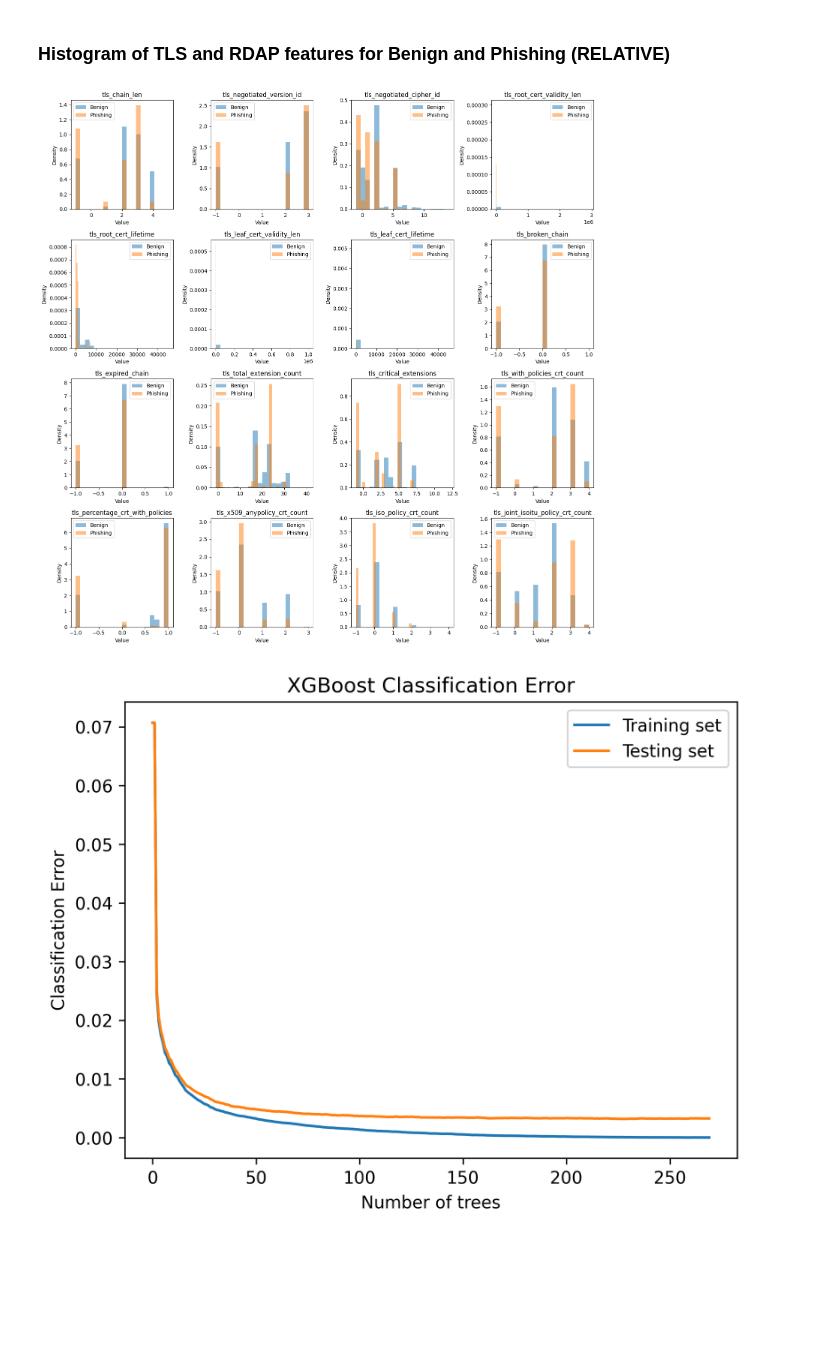
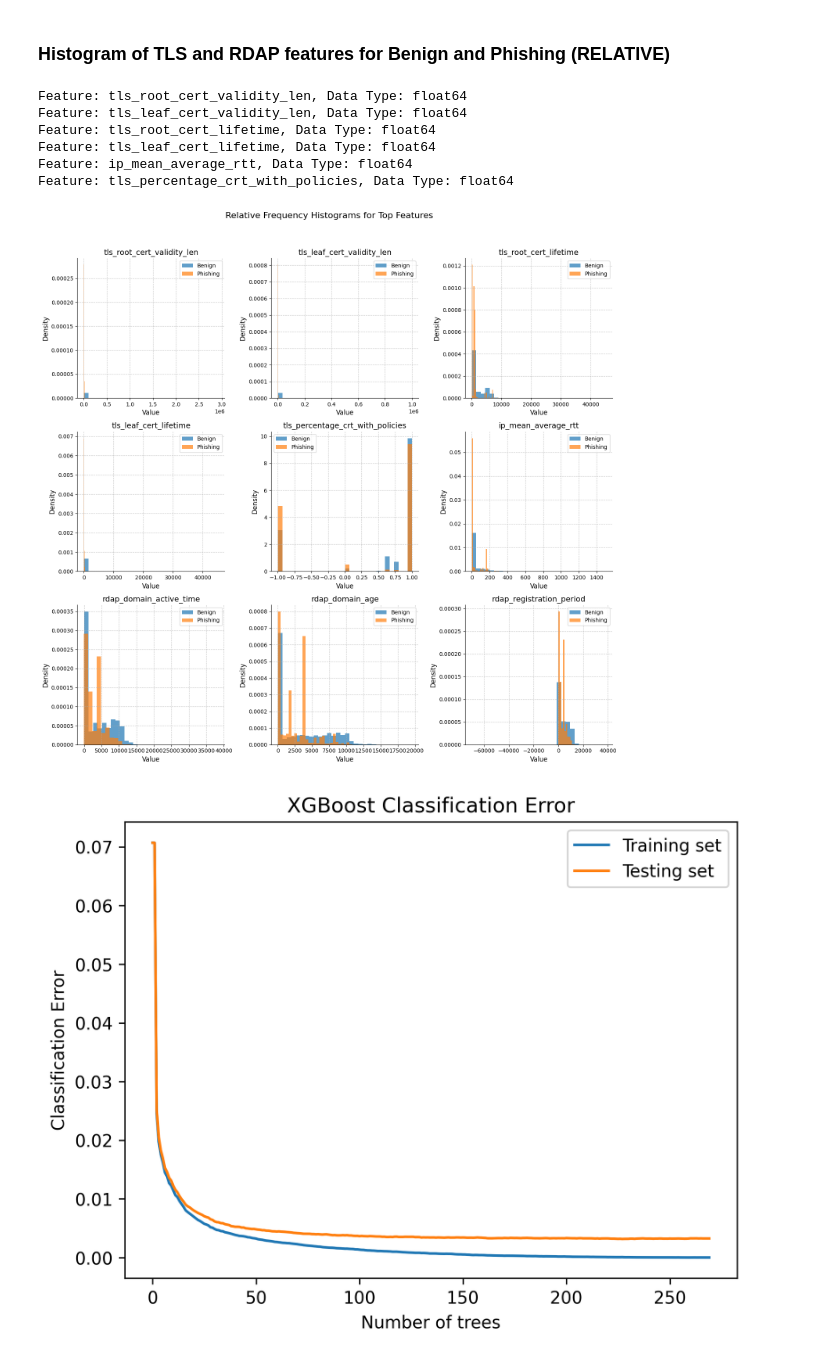
Before and after one commit to OviOvocny/dr-playground, a Jupyter notebook: Playground.ipynb, the cells around one changed output. Drawn from its saved outputs; the diff is of its cells as text; code cells hidden in the pictures; blank space fills up the shorter version.

```diff
--- a/Playground.ipynb
+++ b/Playground.ipynb
@@ -107,49 +107,95 @@ data2 = pq.read_table('floor/phishing_2307.parquet')
 
 # Drop nontraining columns
 from transformers.drop_nontrain import drop_nontrain_table as drop_nontrain
 data = drop_nontrain(data)
 data2 = drop_nontrain(data2)
 
 # Convert to pandas DataFrame
 df1 = data.to_pandas()
 df2 = data2.to_pandas()
 
 # Calculate ratio of benign to phishing for features containing 'tls'
-features_with_tls = [col for col in df1.columns if 'tls' in col]
+features_with_validity_len = [col for col in df1.columns if 'validity' in col]
+features_with_lifetime = [col for col in df1.columns if 'lifetime' in col]
+features_with_count = [col for col in df1.columns if 'count' in col]
+features_with_age = [col for col in df1.columns if 'age' in col]
+features_with_active_time = [col for col in df1.columns if 'active_time' in col]
+features_with_period = [col for col in df1.columns if 'period' in col]
+
+selected_features = features_with_validity_len + features_with_lifetime + features_with_age + features_with_active_time + features_with_period
+selected_features_without_age = [
+    col for col in selected_features if col not in ['rdap_domain_age', 'rdap_domain_active_time', 'rdap_registration_period']
+]
 
 ratios = {}
-for feature in features_with_tls:
+for feature in selected_features_without_age:
+    print(f"Feature: {feature}, Data Type: {df1[feature].dtype}")
+
     benign_count = df1[feature].count()
     phishing_count = df2[feature].count()
 
     if phishing_count != 0:
         ratio = benign_count / phishing_count
         ratios[feature] = ratio
 
-# Sort features by ratio in descending order
-sorted_features = sorted(ratios, key=ratios.get, reverse=True)[:16]  # Select top 16 features
+# Convert timedelta columns to numeric representation (days) without changing names
+for col in ['rdap_domain_age', 'rdap_domain_active_time', 'rdap_registration_period']:
+    df1[col] = df1[col].dt.days
+    df2[col] = df2[col].dt.days
 
-# Plot histograms for the top 16 features in a 4x4 subplot
-fig, axes = plt.subplots(nrows=4, ncols=4, figsize=(15, 15))
+# Calculate counts after converting timedelta columns to days
+for col in ['rdap_domain_age', 'rdap_domain_active_time', 'rdap_registration_period']:
+    benign_count = df1[col].count()
+    phishing_count = df2[col].count()
+
+    if phishing_count != 0:
+        ratio = benign_count / phishing_count
+        ratios[col] = ratio
+
+# Sort features by ratio in descending order (including the timedelta columns)
+sorted_features = sorted(ratios, key=ratios.get, reverse=True)[:9]  # Select top 9 features
+custom_colors = ['#1f77b4', '#ff7f0e']  # Blue for Benign, Orange for Phishing
+
+# Plot histograms for the top 9 features in a 3x3 subplot
+fig, axes = plt.subplots(nrows=3, ncols=3, figsize=(15, 15))
 
 for i, feature in enumerate(sorted_features):
-    ax = axes[i // 4, i % 4]  # Calculate subplot index
+    ax = axes[i // 3, i % 3]  # Calculate subplot index
 
     lts_benign = df1[feature].fillna(-1.0)
     lts_phishing = df2[feature].fillna(-1.0)
 
-    # Plot histograms with bins
-    ax.hist(lts_benign, bins=20, alpha=0.5, label='Benign', density=True)
-    ax.hist(lts_phishing, bins=20, alpha=0.5, label='Phishing', density=True)
-    ax.set_xlabel('Value')
-    ax.set_ylabel('Density')
-    ax.set_title(f'{feature}')
-    ax.legend()
+    # Plot histograms using the custom color palette
+    ax.hist(lts_benign, bins=30, alpha=0.7, label='Benign', density=True, color=custom_colors[0])
+    ax.hist(lts_phishing, bins=30, alpha=0.7, label='Phishing', density=True, color=custom_colors[1])
+    ax.set_xlabel('Value', fontsize=12)
+    ax.set_ylabel('Density', fontsize=12)
+    ax.set_title(f'{feature}', fontsize=14)
+    ax.legend(prop={'size': 10})
 
-plt.tight_layout()
+    # Customize tick labels and font sizes
+    ax.tick_params(axis='both', which='major', labelsize=10)
+    ax.tick_params(axis='both', which='minor', labelsize=8)
+
+    # Adding gridlines and removing spines
+    ax.grid(True, linestyle='--', alpha=0.7)
+    ax.spines['top'].set_visible(False)
+    ax.spines['right'].set_visible(False)
+
+# Set overall figure title
+fig.suptitle('Relative Frequency Histograms for Top Features', fontsize=16)
+
+plt.tight_layout(rect=[0, 0.03, 1, 0.95])  # Adjust subplot layout and spacing
+plt.savefig('false_positives/images/relative_freq_histograms.png', dpi=300)  # Save the plot as a high-resolution PNG
 plt.show()
 # %% [output]
+Feature: tls_root_cert_validity_len, Data Type: float64
+Feature: tls_leaf_cert_validity_len, Data Type: float64
+Feature: tls_root_cert_lifetime, Data Type: float64
+Feature: tls_leaf_cert_lifetime, Data Type: float64
+Feature: ip_mean_average_rtt, Data Type: float64
+Feature: tls_percentage_crt_with_policies, Data Type: float64
-[figure, old version]
+[figure, new version]
 # %%
 # create train and test sets
 from config import Config
```
Also changed, not shown: parts of 5 cells of this notebook, 14 other files.
